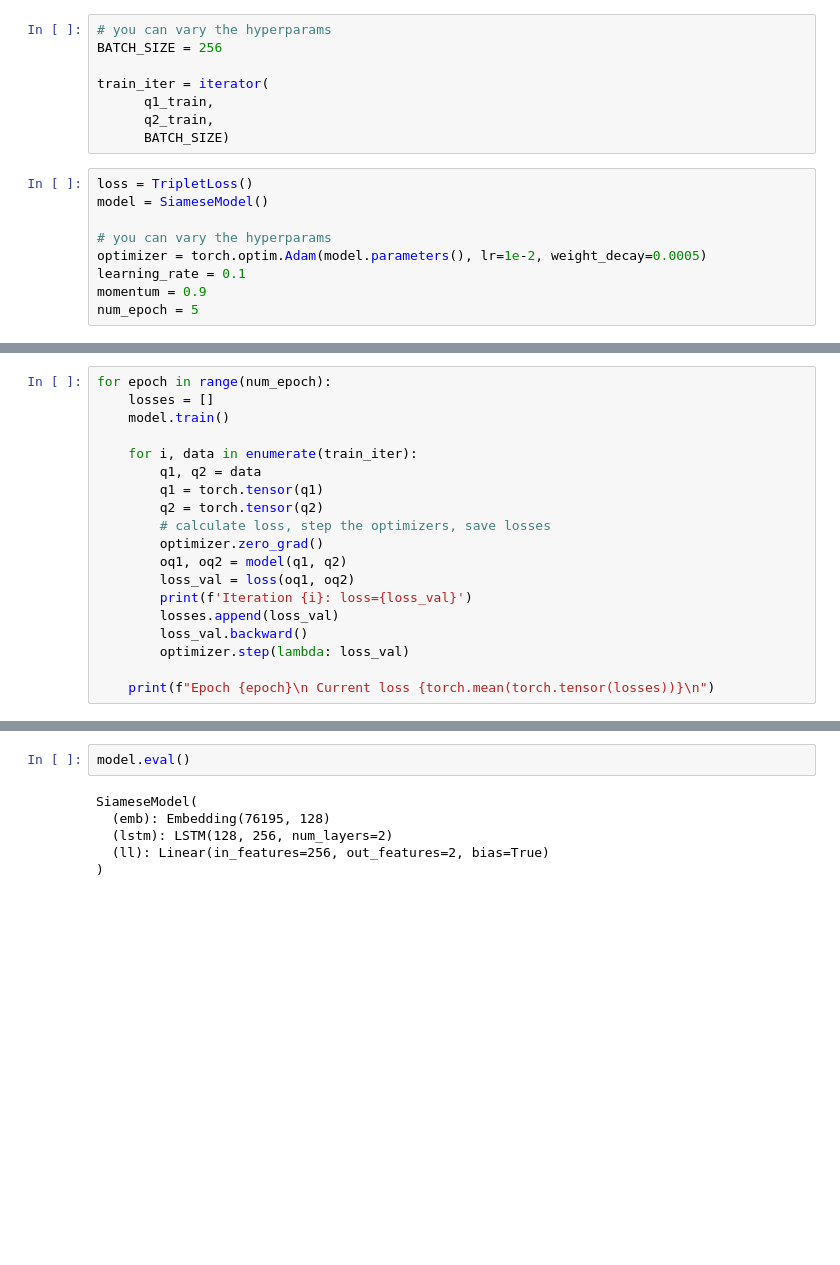
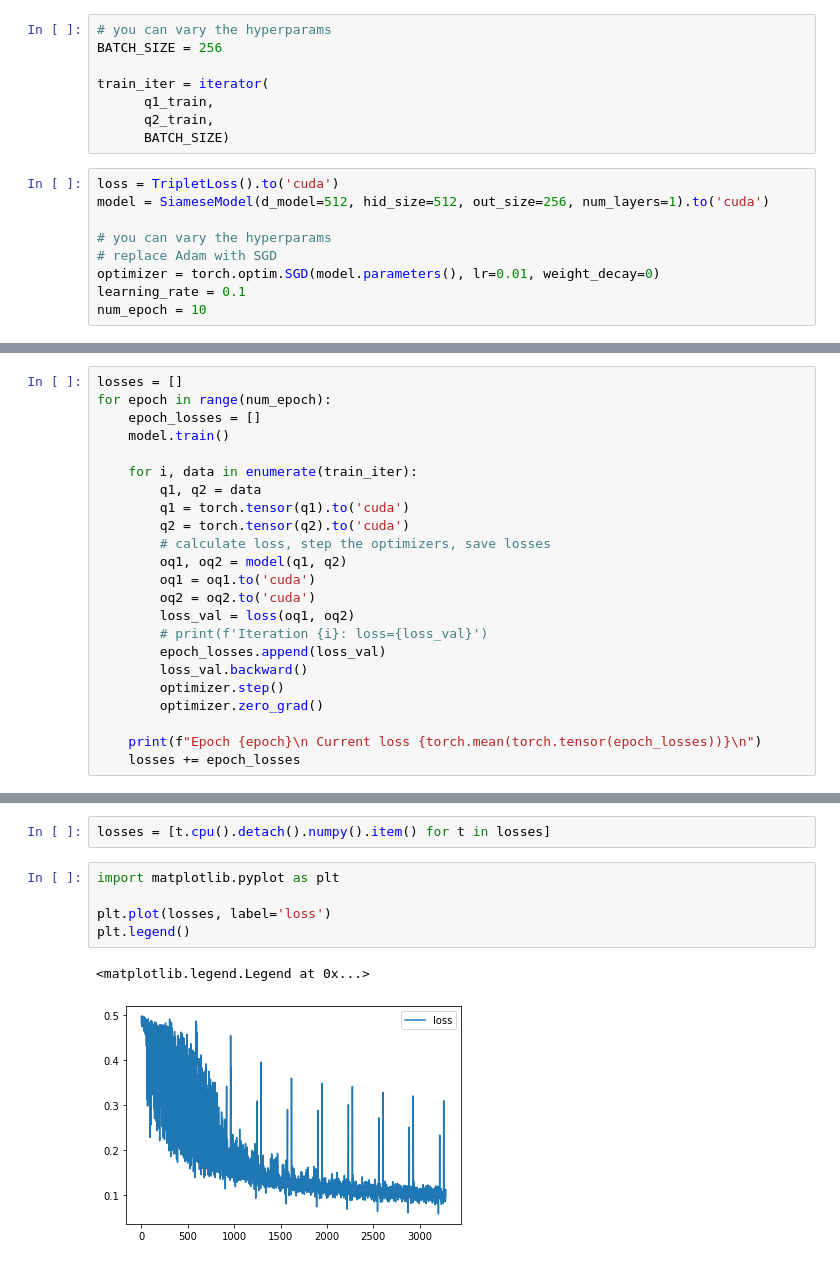
Before and after one commit to tiginamaria/ITMO_NLP, a Jupyter notebook: hw2.ipynb, the cells around one changed output, grey strips where cells are left out. Drawn from its saved outputs; the diff is of its cells as text; blank space fills up the shorter version.

```diff
--- a/hw2.ipynb
+++ b/hw2.ipynb
@@ -327,11 +335,11 @@ train_iter = iterator(
       q2_train,
       BATCH_SIZE)
 # %%
-loss = TripletLoss()
-model = SiameseModel()
+loss = TripletLoss().to('cuda')
+model = SiameseModel(d_model=512, hid_size=512, out_size=256, num_layers=1).to('cuda')
 
 # you can vary the hyperparams
-optimizer = torch.optim.Adam(model.parameters(), lr=1e-2, weight_decay=0.0005)
+# replace Adam with SGD
+optimizer = torch.optim.SGD(model.parameters(), lr=0.01, weight_decay=0)
 learning_rate = 0.1
-momentum = 0.9
-num_epoch = 5
+num_epoch = 10
@@ -338,20 +354,24 @@ num_epoch = 5
 # %%
+losses = []
 for epoch in range(num_epoch):
-    losses = []
+    epoch_losses = []
     model.train()
 
     for i, data in enumerate(train_iter):
         q1, q2 = data
-        q1 = torch.tensor(q1)
-        q2 = torch.tensor(q2)
+        q1 = torch.tensor(q1).to('cuda')
+        q2 = torch.tensor(q2).to('cuda')
         # calculate loss, step the optimizers, save losses
+        oq1, oq2 = model(q1, q2)
+        oq1 = oq1.to('cuda')
+        oq2 = oq2.to('cuda')
+        loss_val = loss(oq1, oq2)
+        # print(f'Iteration {i}: loss={loss_val}')
+        epoch_losses.append(loss_val)
+        loss_val.backward()
+        optimizer.step()
         optimizer.zero_grad()
-        oq1, oq2 = model(q1, q2)
-        loss_val = loss(oq1, oq2)
-        print(f'Iteration {i}: loss={loss_val}')
-        losses.append(loss_val)
-        loss_val.backward()
-        optimizer.step(lambda: loss_val)
 
-    print(f"Epoch {epoch}\n Current loss {torch.mean(torch.tensor(losses))}\n")
+    print(f"Epoch {epoch}\n Current loss {torch.mean(torch.tensor(epoch_losses))}\n")
+    losses += epoch_losses
 # %% [output]
@@ -376,9 +395,11 @@ KeyboardInterrupt:
-# %%
-model.eval()
-# %% [output]
-SiameseModel(
-  (emb): Embedding(76195, 128)
-  (lstm): LSTM(128, 256, num_layers=2)
-  (ll): Linear(in_features=256, out_features=2, bias=True)
-)
+# %%
+losses = [t.cpu().detach().numpy().item() for t in losses]
+# %%
+import matplotlib.pyplot as plt
+
+plt.plot(losses, label='loss')
+plt.legend()
+# %% [output]
+<matplotlib.legend.Legend at 0x...>
+[figure, added]
 # %%
```
Also changed, not shown: parts of 14 cells of this notebook.
